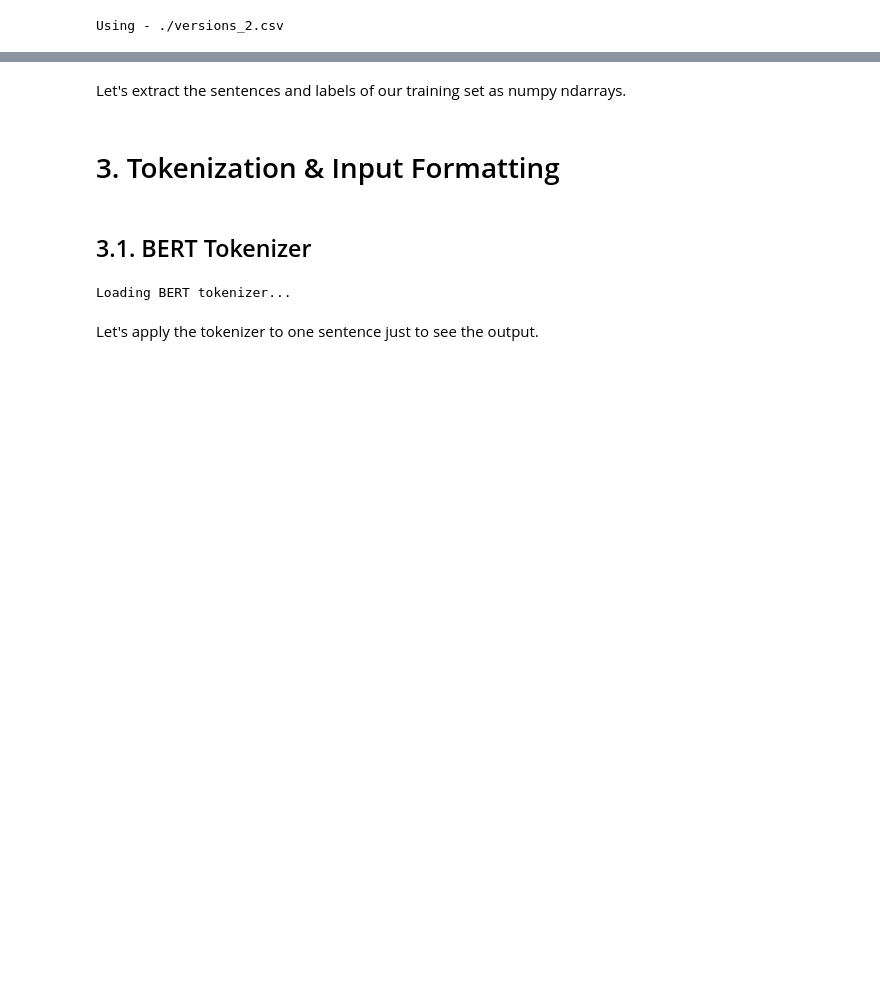
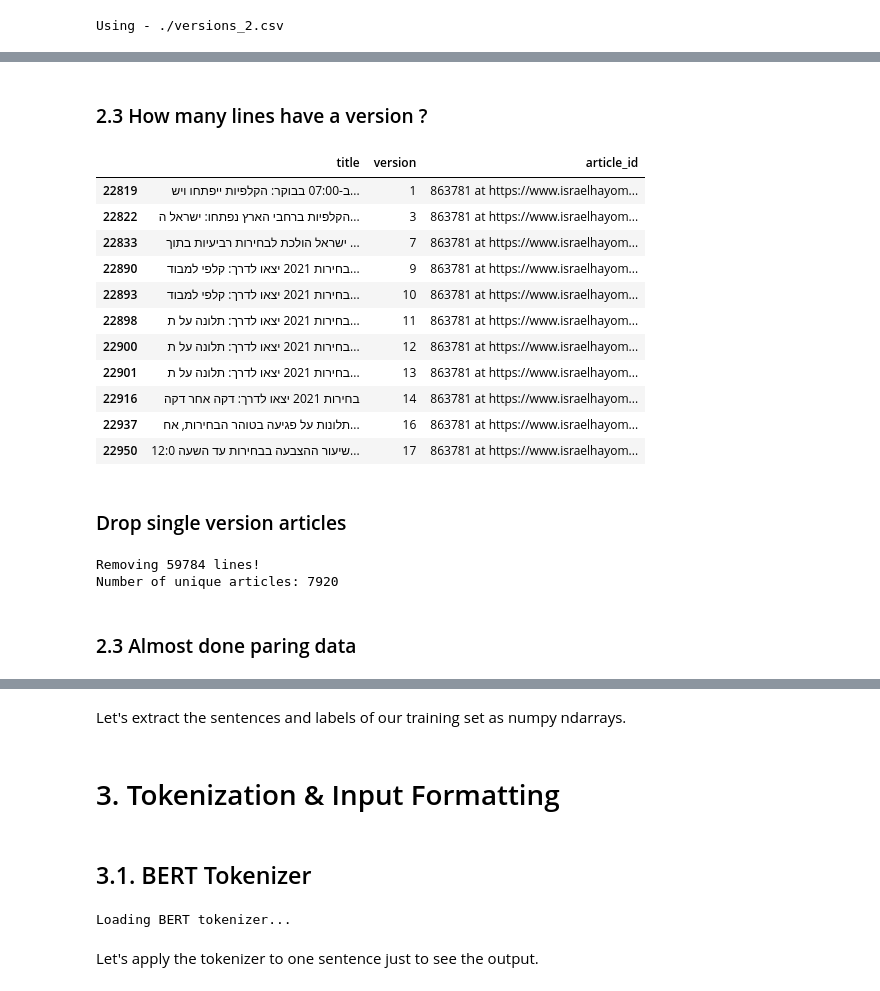
Before and after one commit to db295/ILNewsDiff, a Jupyter notebook: nlp/run_nlp.ipynb, the cells around one changed output, grey strips where cells are left out. Cells and saved outputs as stored; diff of their text form; code cells hidden in the pictures; blank space fills up the shorter version.

Commit message:
Notebook discovers many problms - very wipi code here

```diff
--- a/nlp/run_nlp.ipynb
+++ b/nlp/run_nlp.ipynb
@@ -77,14 +79,19 @@ print(f"Using - {version_file}")
 Using - ./versions_2.csv
 # %%
 import pandas as pd
+pd.options.display.max_colwidth = 10000
+
 
 # Load the dataset into a pandas dataframe.
 df = pd.read_csv(version_file)
 
+
 # Report the number of sentences.
 print(f'Number of sentences: {df.shape[0]}')
 
-# Display 10 random rows from the data.
-df.sample(10)
+# Report the number of articles.
+print(f'Number of unique articles: {df.article_id.unique().shape[0]}')
+print(f'Number of articles with more than 2 versions: {df.loc[df.version > 1].article_id.unique().shape[0]}')
+print(f'Number of articles with too many versions: {df.loc[df.version > 10].article_id.unique().shape[0]}')
 # %% [output]
 Number of sentences: 187531
@@ -101,0 +101,6 @@ Number of sentences: 187531
+# %%
+# Drop dups -
+
+print(f'Amount of lines before: {df.shape[0]}')
+df.drop_duplicates(subset=["title"], keep='first', inplace=True)
+print(f'Amount of lines after: {df.shape[0]}')
@@ -101,0 +178,15 @@ Number of sentences: 187531
+# %%
+
+
+# Display 10 random rows from the data.
+# df.loc[(df.article_id == "1.9812346")]
+df.sort_values(by=["article_id"], inplace=True)
+
+# df[["title", "version", "article_id"]].head(20)
+# df.loc[df.version > 100][["title", "version", "article_id"]].article_id
+
+
+df[["title", "version", "article_id"]].head(10)
+
+
+# df.sample(10)
@@ -102,3 +205,43 @@ Number of sentences: 187531
+# %% [markdown]
+### 2.3 How many lines have a version ?
+# %%
+v = df.article_id.value_counts()
+random_article = v[v == 11].sample()
+
+
+random_article_id = list(random_article.to_dict().keys())[0]
+
+df[df.article_id == random_article_id].sort_values(inplace=False, by=["version"])[["title", "version", "article_id"]]
+# %% [output]
+|  | title | version | article_id |
+| 22819 | ב-07:00 בבוקר: הקלפיות ייפתחו ויש... | 1 | 863781 at https://www.israelhayom... |
+| 22822 | הקלפיות ברחבי הארץ נפתחו: ישראל ה... | 3 | 863781 at https://www.israelhayom... |
+| 22833 | ישראל הולכת לבחירות רביעיות בתוך ... | 7 | 863781 at https://www.israelhayom... |
+| 22890 | בחירות 2021 יצאו לדרך: קלפי למבוד... | 9 | 863781 at https://www.israelhayom... |
+| 22893 | בחירות 2021 יצאו לדרך: קלפי למבוד... | 10 | 863781 at https://www.israelhayom... |
+| 22898 | בחירות 2021 יצאו לדרך: תלונה על ת... | 11 | 863781 at https://www.israelhayom... |
+| 22900 | בחירות 2021 יצאו לדרך: תלונה על ת... | 12 | 863781 at https://www.israelhayom... |
+| 22901 | בחירות 2021 יצאו לדרך: תלונה על ת... | 13 | 863781 at https://www.israelhayom... |
+| 22916 | בחירות 2021 יצאו לדרך: דקה אחר דקה | 14 | 863781 at https://www.israelhayom... |
+| 22937 | תלונות על פגיעה בטוהר הבחירות, אח... | 16 | 863781 at https://www.israelhayom... |
+| 22950 | שיעור ההצבעה בבחירות עד השעה 12:0... | 17 | 863781 at https://www.israelhayom... |
+# %% [markdown]
+### Drop single version articles
+# %%
+single_version_article_ids = list(v[v == 1].to_dict().keys())
+
+lines_to_be_removed = df[df.article_id.isin(single_version_article_ids)][["version", "title", "article_id"]]
+
+print(f"Removing {lines_to_be_removed.size} lines!")
+
+df.drop(df[df.article_id.isin(single_version_article_ids)].index, inplace=True)
+
+print(f'Number of unique articles: {df.article_id.unique().shape[0]}')
+# %% [output]
+Removing 59784 lines!
+Number of unique articles: 7920
+# %% [markdown]
+### 2.3 Almost done paring data
 # %%
 MAX_WORDS = df.amount_of_words.max()
 print(f"Max words in sentence is - {MAX_WORDS}")
```
Also changed, not shown: parts of 12 cells of this notebook.
